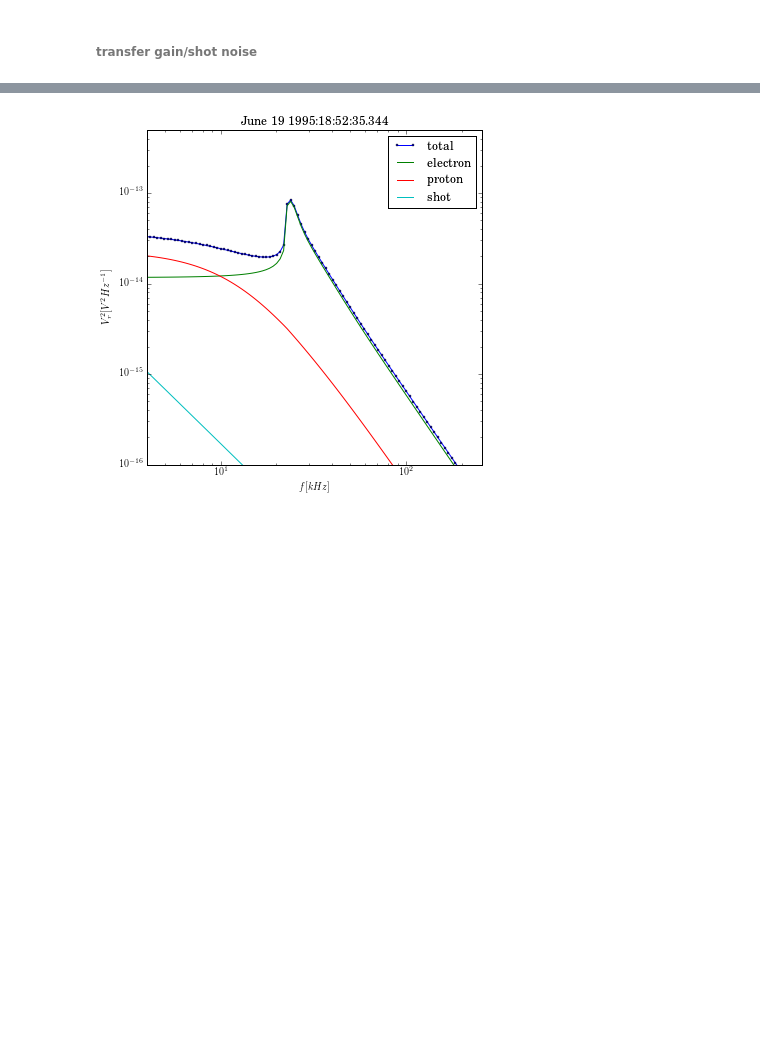
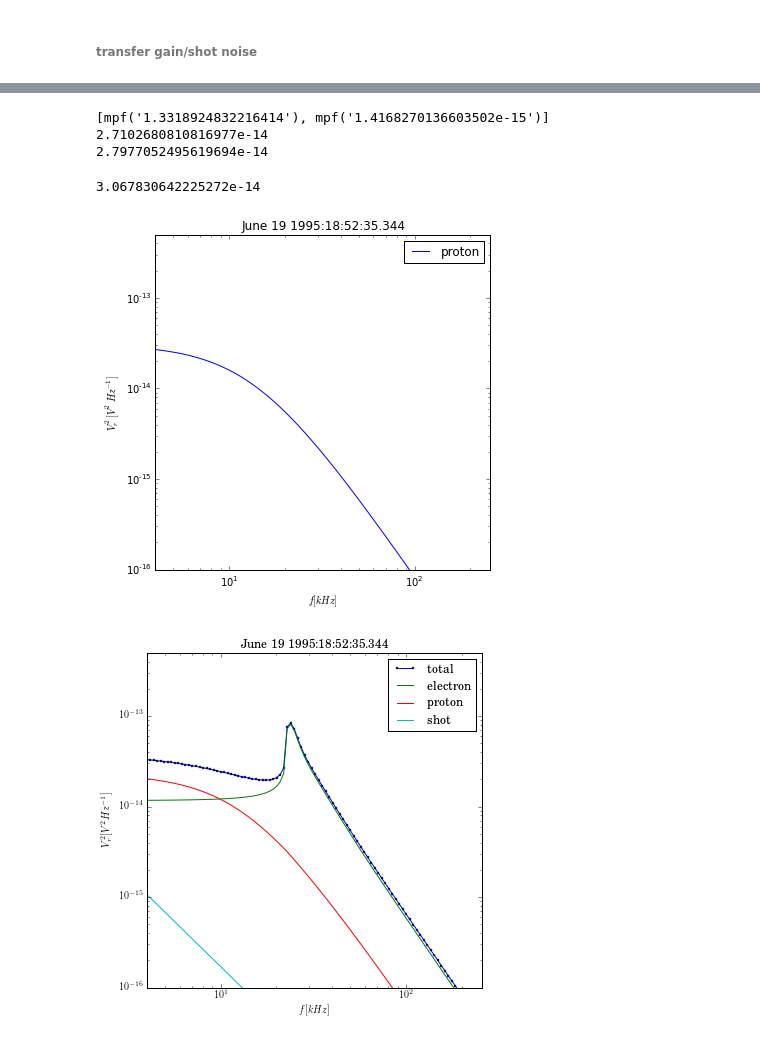
Before and after one commit to YuguangTong/qtn-proj, a Jupyter notebook: wind.ipynb, the cells around one changed output, grey strips where cells are left out. Cells and saved outputs as stored; diff of their text form; code cells hidden in the pictures; blank space fills up the shorter version.

Commit message:
write functions to calculate electron noise for a single kappa distribution. also try to fix the proton noise. No progress though.

```diff
--- a/wind.ipynb
+++ b/wind.ipynb
@@ -156,4 +161,8 @@ fpe = 22.24e3
 ne = 6.13e6
 nc = ne/(1+n)
 ldc = np.sqrt(permittivity * boltzmann * tc/ nc / echarge**2)
-lrel = ant_len/ldc
+lc = ant_len/ldc
+print(lc)
+lde = np.sqrt(permittivity * boltzmann * te/ ne / echarge**2)
+le = ant_len/lde
+print(le)
@@ -170,3 +188,16 @@ g_s = np.array([p.gamma_shot(wrel, lrel, n, t, tc) for wrel in wrelplot])
+# %%
+wrel = wrelplot[0]
+print(p.gamma_shot(wrel, lrel, n, t, tc))
+print(p.proton(wrel, lc, tep, tc, vsw))
+print(p.proton(wrel, le, tep, te, vsw))
+# %% [output]
+[mpf('1.3318924832216414'), mpf('1.4168270136603502e-15')]
+2.7102680810816977e-14
+2.7977052495619694e-14
+# %%
+p.proton(0.1, le, tep, te, vsw)
+# %% [output]
+3.067830642225272e-14
 # %%
 def helper(wrel):
     """
@@ -182,6 +213,20 @@ def helper(wrel):
 enoise = np.array([helper(wrel) for wrel in wrelplot])
 # %%
 pnoise = np.array([p.proton(wrel*np.sqrt(1+n), lrel, tep, tc, vsw) for wrel in wrelplot])
+# %%
+fig = plt.figure(figsize=[6, 6])
+plt.plot(fbins/1000, pnoise, label='proton')
+plt.xscale('log')
+plt.yscale('log')
+plt.xlim([4, 256])
+plt.ylim([1e-16, 5e-13])
+plt.xlabel(r'$f[kHz]$')
+plt.ylabel(r'$V_r^2[V^2Hz^{-1}]$')
+plt.title('June 19 1995:18:52:35.344')
+plt.legend(loc='best')
+plt.show()
+# %% [output]
+[figure, added]
 # %%
 gamma = g_s[:, 0]
 shot = g_s[:, 1]
```
Also changed, not shown: parts of 4 cells of this notebook, 5 other files.
